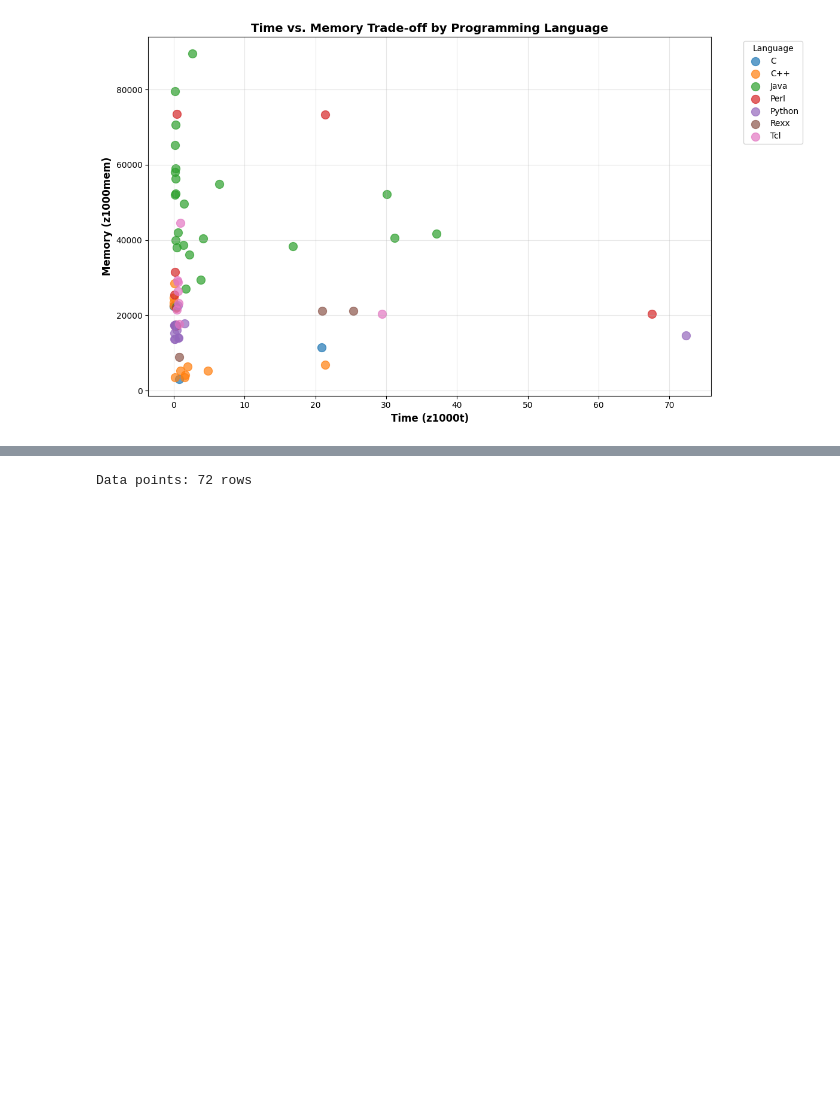
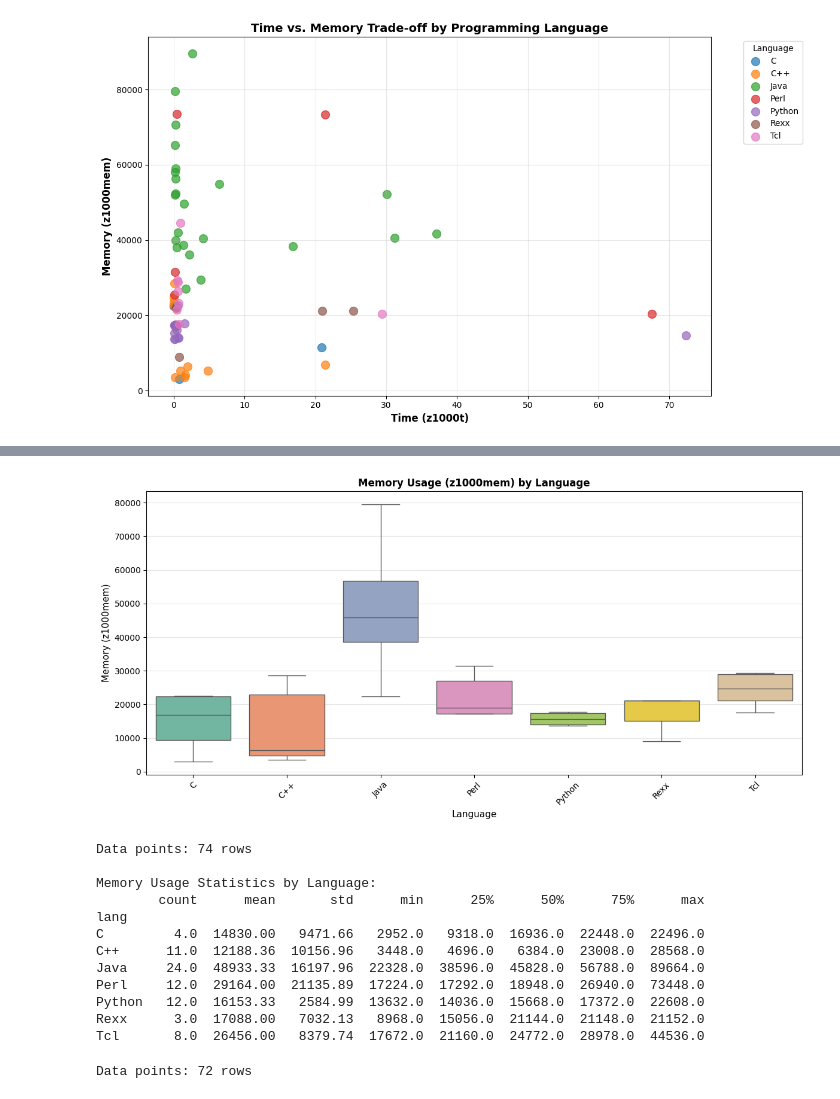
Before and after one commit to Nasro33/assignment3, a Jupyter notebook: main.ipynb, the cells around one changed output, grey strips where cells are left out. Drawn from its saved outputs; the diff is of its cells as text; code cells hidden in the pictures; blank space fills up the shorter version.

```diff
--- a/main.ipynb
+++ b/main.ipynb
@@ -108,3 +86,43 @@ Tcl     44536.0
+# %%
+# Boxplot 2: Memory Usage (z1000mem) by Language
+import pandas as pd
+import matplotlib.pyplot as plt
+import seaborn as sns
+
+df = pd.read_csv('assignment_3_dataset.csv')
+df['lang'] = df['lang'].str.title()
+
+plot_data = df[(df['z1000t'] <= 100) & (df['z1000t'].notna()) & (df['z1000mem'].notna())].copy()
+
+fig, ax = plt.subplots(figsize=(12, 6))
+
+sns.boxplot(data=plot_data, x='lang', y='z1000mem', ax=ax, hue='lang', palette='Set2', showfliers=False, legend=False)
+ax.set_title('Memory Usage (z1000mem) by Language', fontsize=12, fontweight='bold')
+ax.set_xlabel('Language', fontsize=11)
+ax.set_ylabel('Memory (z1000mem)', fontsize=11)
+ax.tick_params(axis='x', rotation=45)
+ax.grid(True, alpha=0.3, axis='y')
+
+plt.tight_layout()
+plt.show()
+
+print(f"Data points: {len(plot_data)} rows")
+print("\nMemory Usage Statistics by Language:")
+print(plot_data.groupby('lang')['z1000mem'].describe().round(2))
+# %% [output]
+[figure, added]
+Data points: 74 rows
+
+Memory Usage Statistics by Language:
+        count      mean       std      min      25%      50%      75%      max
+lang
+C         4.0  14830.00   9471.66   2952.0   9318.0  16936.0  22448.0  22496.0
+C++      11.0  12188.36  10156.96   3448.0   4696.0   6384.0  23008.0  28568.0
+Java     24.0  48933.33  16197.96  22328.0  38596.0  45828.0  56788.0  89664.0
+Perl     12.0  29164.00  21135.89  17224.0  17292.0  18948.0  26940.0  73448.0
+Python   12.0  16153.33   2584.99  13632.0  14036.0  15668.0  17372.0  22608.0
+Rexx      3.0  17088.00   7032.13   8968.0  15056.0  21144.0  21148.0  21152.0
+Tcl       8.0  26456.00   8379.74  17672.0  21160.0  24772.0  28978.0  44536.0
 # %%
 import pandas as pd
 import matplotlib.pyplot as plt
```
Also changed, not shown: parts of 3 cells of this notebook, 10 other files.
